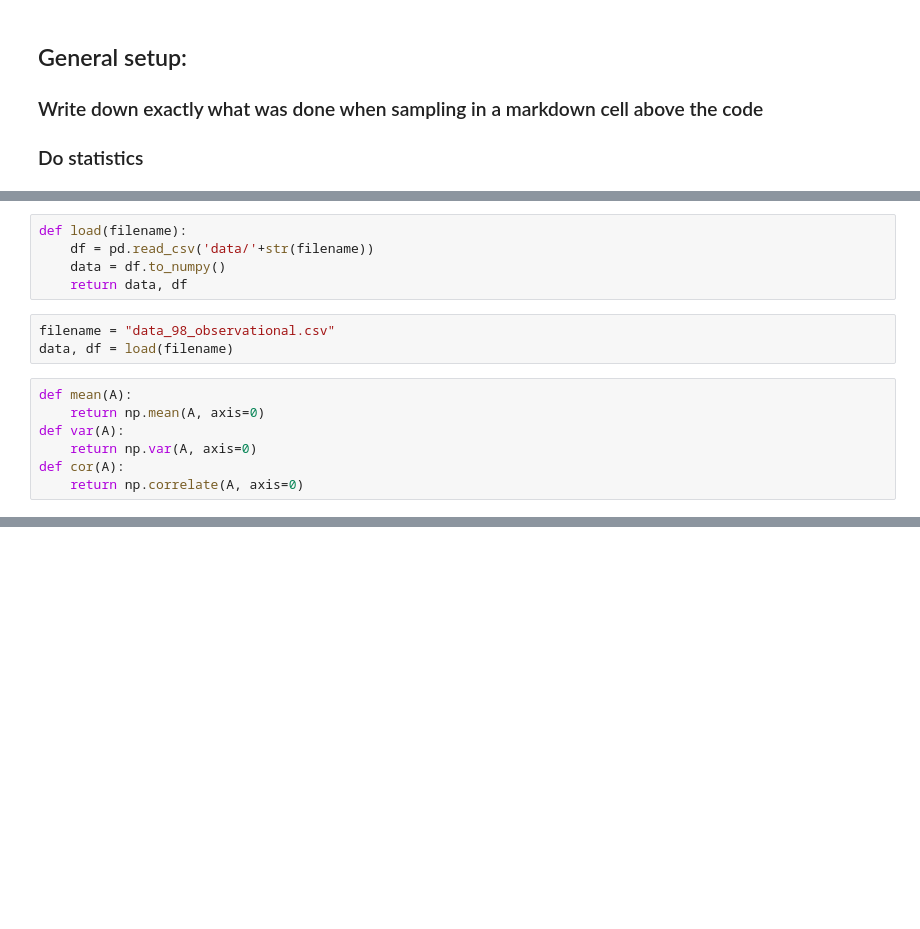
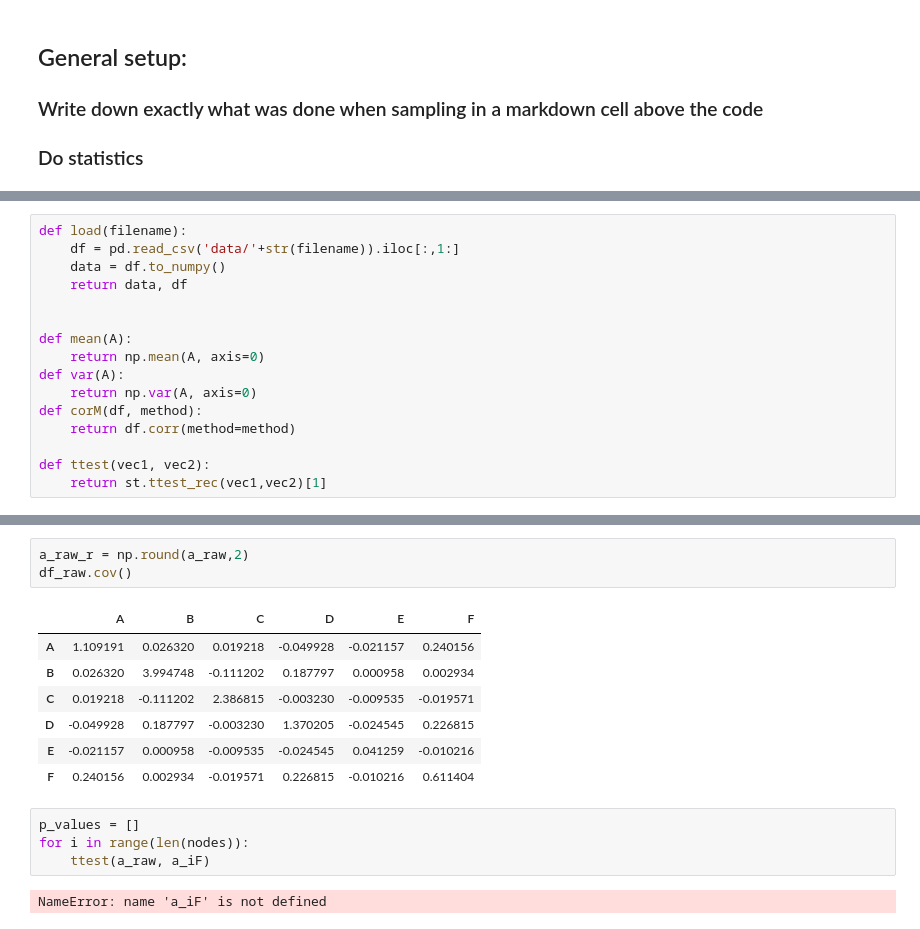
Before and after one commit to Maplewarrior/02463---Causality-project, a Jupyter notebook: 02463 Causality.ipynb, the cells around one changed output, grey strips where cells are left out. Cells and saved outputs as stored; diff of their text form; blank space fills up the shorter version.

```diff
--- a/02463 Causality.ipynb
+++ b/02463 Causality.ipynb
@@ -21,15 +23,16 @@ import seaborn as sns
-# %%
-def load(filename):
-    df = pd.read_csv('data/'+str(filename))
-    data = df.to_numpy()
-    return data, df
-# %%
-filename = "data_98_observational.csv"
-data, df = load(filename)
 # %%
+def load(filename):
+    df = pd.read_csv('data/'+str(filename)).iloc[:,1:]
+    data = df.to_numpy()
+    return data, df
+
+
 def mean(A):
     return np.mean(A, axis=0)
 def var(A):
     return np.var(A, axis=0)
-def cor(A):
-    return np.correlate(A, axis=0)
+def corM(df, method):
+    return df.corr(method=method)
+
+def ttest(vec1, vec2):
+    return st.ttest_rec(vec1,vec2)[1]
@@ -110,0 +221,17 @@ sns.jointplot(data={'F':F,'A':A},x='F',y='A',kind='kde');
+# %%
+a_raw_r = np.round(a_raw,2)
+df_raw.cov()
+# %% [output]
+|  | A | B | C | D | E | F |
+| A | 1.109191 | 0.026320 | 0.019218 | -0.049928 | -0.021157 | 0.240156 |
+| B | 0.026320 | 3.994748 | -0.111202 | 0.187797 | 0.000958 | 0.002934 |
+| C | 0.019218 | -0.111202 | 2.386815 | -0.003230 | -0.009535 | -0.019571 |
+| D | -0.049928 | 0.187797 | -0.003230 | 1.370205 | -0.024545 | 0.226815 |
+| E | -0.021157 | 0.000958 | -0.009535 | -0.024545 | 0.041259 | -0.010216 |
+| F | 0.240156 | 0.002934 | -0.019571 | 0.226815 | -0.010216 | 0.611404 |
+# %%
+p_values = []
+for i in range(len(nodes)):
+    ttest(a_raw, a_iF)
+# %% [output]
+NameError: name 'a_iF' is not defined
```
Also changed, not shown: parts of 13 cells of this notebook.
